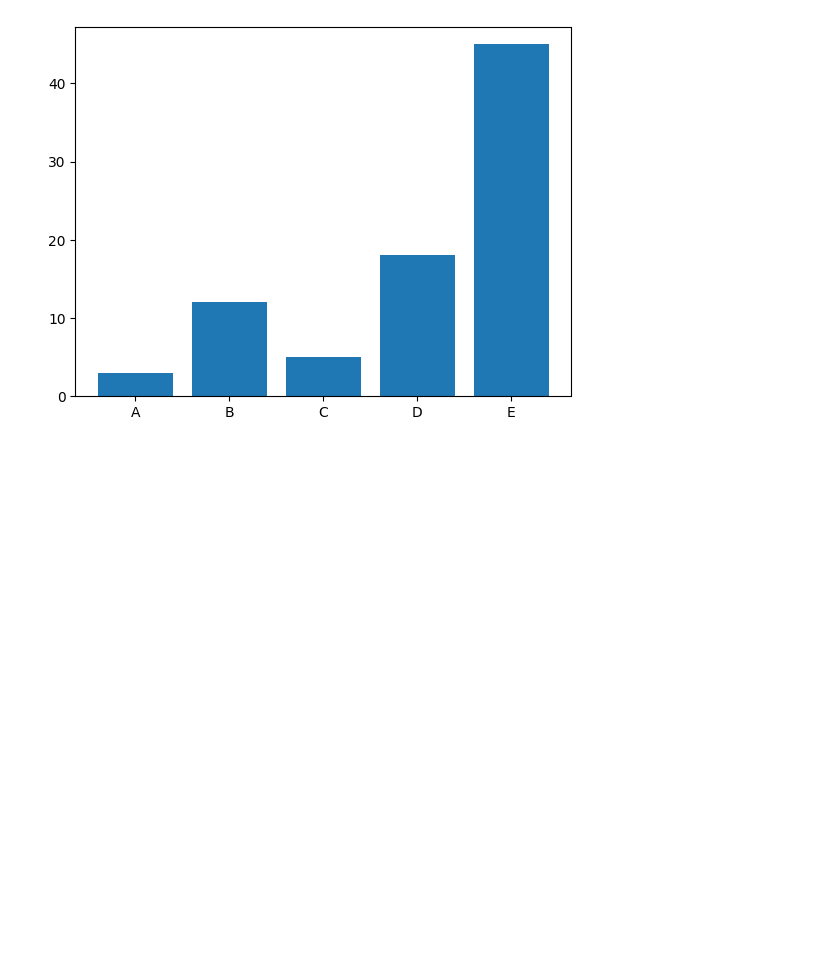
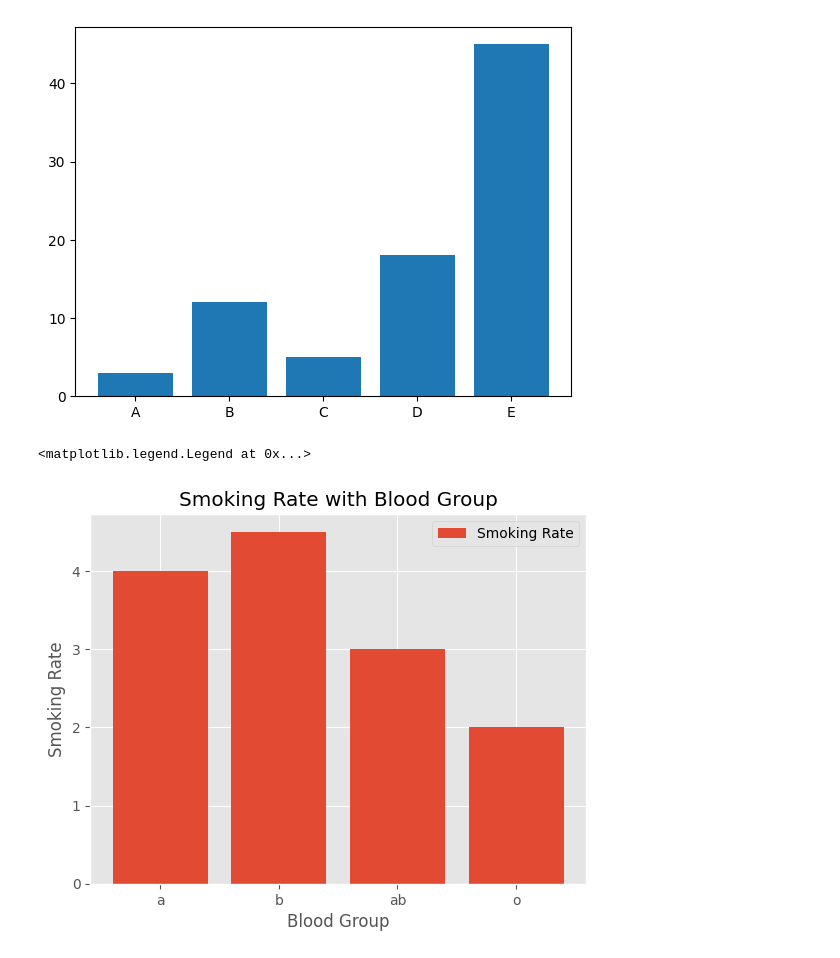
Before and after one commit to iceman951/data-science, a Jupyter notebook: advanced-python-for-data-science/4-visualization-with-python/bar-chart.ipynb, the cells around one changed output. Cells and saved outputs as stored; diff of their text form; code cells hidden in the pictures; blank space fills up the shorter version.

Commit message:
[advanced-python] chapter 4 bar-chart & line-chart

```diff
--- a/advanced-python-for-data-science/4-visualization-with-python/bar-chart.ipynb
+++ b/advanced-python-for-data-science/4-visualization-with-python/bar-chart.ipynb
@@ -12,3 +12,21 @@ plt.xticks(x, b)
 plt.show()
 # %% [output]
 [figure]
+# %%
+import matplotlib.pyplot as plt
+from matplotlib import style
+style.use('ggplot')
+plt.bar(
+    ['a', 'b', 'ab', 'o'],
+    [4, 4.5 ,3 ,2],
+    label='Smoking Rate',
+    align='center'
+)
+
+plt.title('Smoking Rate with Blood Group')
+plt.xlabel('Blood Group')
+plt.ylabel('Smoking Rate')
+plt.legend()
+# %% [output]
+<matplotlib.legend.Legend at 0x...>
+[figure, added]
```
Also changed, not shown: parts of 1 cell of this notebook, 3 other files.
